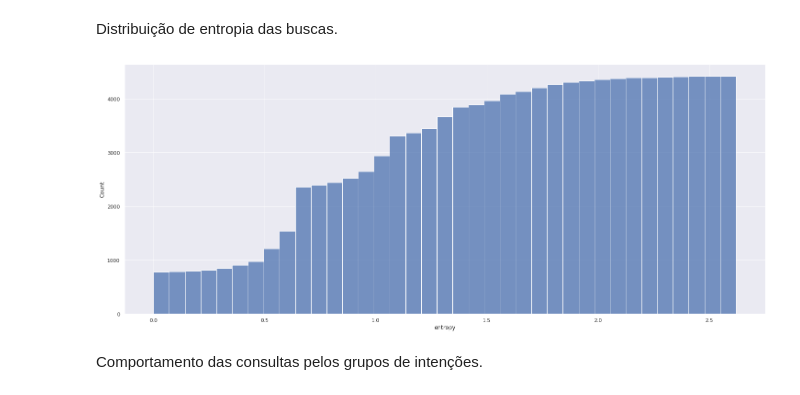
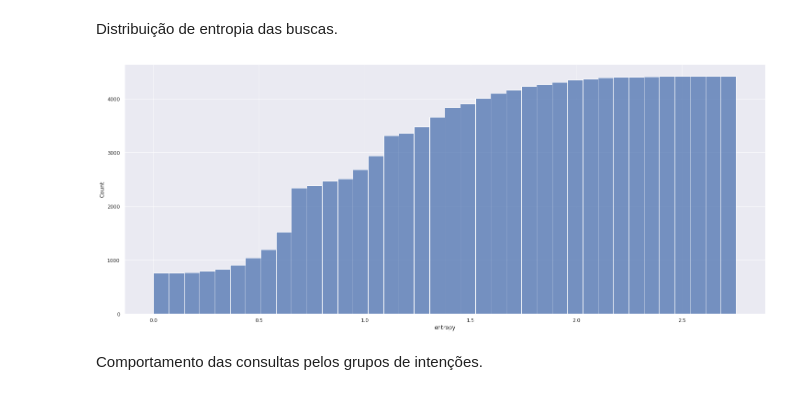
Before and after one commit to brunovilar/desafio-data-science-elo7, a Jupyter notebook: notebooks/04.1_Calibracao_Nao_Supervisionada.ipynb, the cells around one changed output. Cells and saved outputs as stored; diff of their text form; code cells hidden in the pictures.

```diff
--- a/notebooks/04.1_Calibracao_Nao_Supervisionada.ipynb
+++ b/notebooks/04.1_Calibracao_Nao_Supervisionada.ipynb
@@ -136,14 +108,28 @@ Warning : `load_model` does not return WordVectorModel or SupervisedModel any mo
 Agrupamento dos produtos pelo título.
 # %%
 embeddings_columns_names = [f'{item}_embedding' for item in EMBEDDING_COLUMNS]
+
+# Create embeddings frame
+embeddings_frame = pd.concat([frame, compute_embeddings_frame(frame, EMBEDDING_COLUMNS)], axis=1)
+
+# Create a frame with individual products
 products_embeddings_frame = (embeddings_frame
                              .drop_duplicates('title')
                              [['title'] + embeddings_columns_names]
                             )
 
-X = np.stack(products_embeddings_frame[embeddings_columns_names].to_numpy().squeeze(), axis=0)
+# Create features array based on embeddings
+X_clustering = create_feature_matrix(products_embeddings_frame,
+                                     feature_columns=[],
+                                     embeddings_columns=embeddings_columns_names)
 
-gmm = GaussianMixture(n_components=50, covariance_type="diag").fit(X)
-products_embeddings_frame['cluster'] = gmm.predict(X)
+# Train a clustering model and assign the cluster to products
+clustering_model = CLUSTERING_MODEL(**CLUSTERING_PARAMS).fit(X_clustering)
+products_embeddings_frame['cluster'] = clustering_model.predict(X_clustering)
 
-del X
+# Assign cluster to products interacted based on a query
+embeddings_frame = pd.merge(embeddings_frame,
+                            products_embeddings_frame[['title', 'cluster']],
+                            on='title', how='left')
+
+del embeddings_columns_names
@@ -152,3 +137,0 @@ Atribuição dos grupos aos produtos
-# %%
-embeddings_frame = pd.merge(embeddings_frame, products_embeddings_frame[['title', 'cluster']], on='title', how='left')
-embeddings_frame.head()
@@ -176,22 +152,21 @@ embeddings_entropy_frame = (embeddings_frame
 frame_slice = embeddings_frame.loc[lambda f: f['query'].isin(qualified_queries)]
 
 embeddings_entropy_frame = (embeddings_entropy_frame
-                            .merge(count_frame_items(frame_slice, 'query', 'title').rename('products'),
+                            .merge(count_frame_items(frame_slice, 'query', 'title').rename('distinct_products'),
                                    left_index=True, right_index=True)
-                            .merge(count_frame_items(frame_slice, 'query', 'cluster').rename('clusters'),
+                            .merge(count_frame_items(frame_slice, 'query', 'cluster').rename('distinct_clusters'),
                                    left_index=True, right_index=True)
                             .merge(compute_frame_column_entropy(frame_slice, 'query', 'cluster').rename('entropy'),
                                    left_index=True, right_index=True)
                            )
 
-del frame_slice
+del qualified_queries, frame_slice
 # %% [markdown]
 Distribuição de entropia das buscas.
 # %%
-sns.histplot(embeddings_entropy_frame.loc[lambda f: f['products'] >= MINIMUM_NUMBER_OF_PRODUCTS]['entropy'], cumulative=True)
-plt.show()
+entropy_dist_plot = sns.histplot(embeddings_entropy_frame.loc[lambda f: f['distinct_products'] >= MINIMUM_NUMBER_OF_PRODUCTS]['entropy'], cumulative=True)
 # %% [output]
-[figure, old version]
+[figure, new version]
 # %% [markdown]
 Comportamento das consultas pelos grupos de intenções.
 # %%
```
Also changed, not shown: parts of 10 cells of this notebook, 1 other file.
